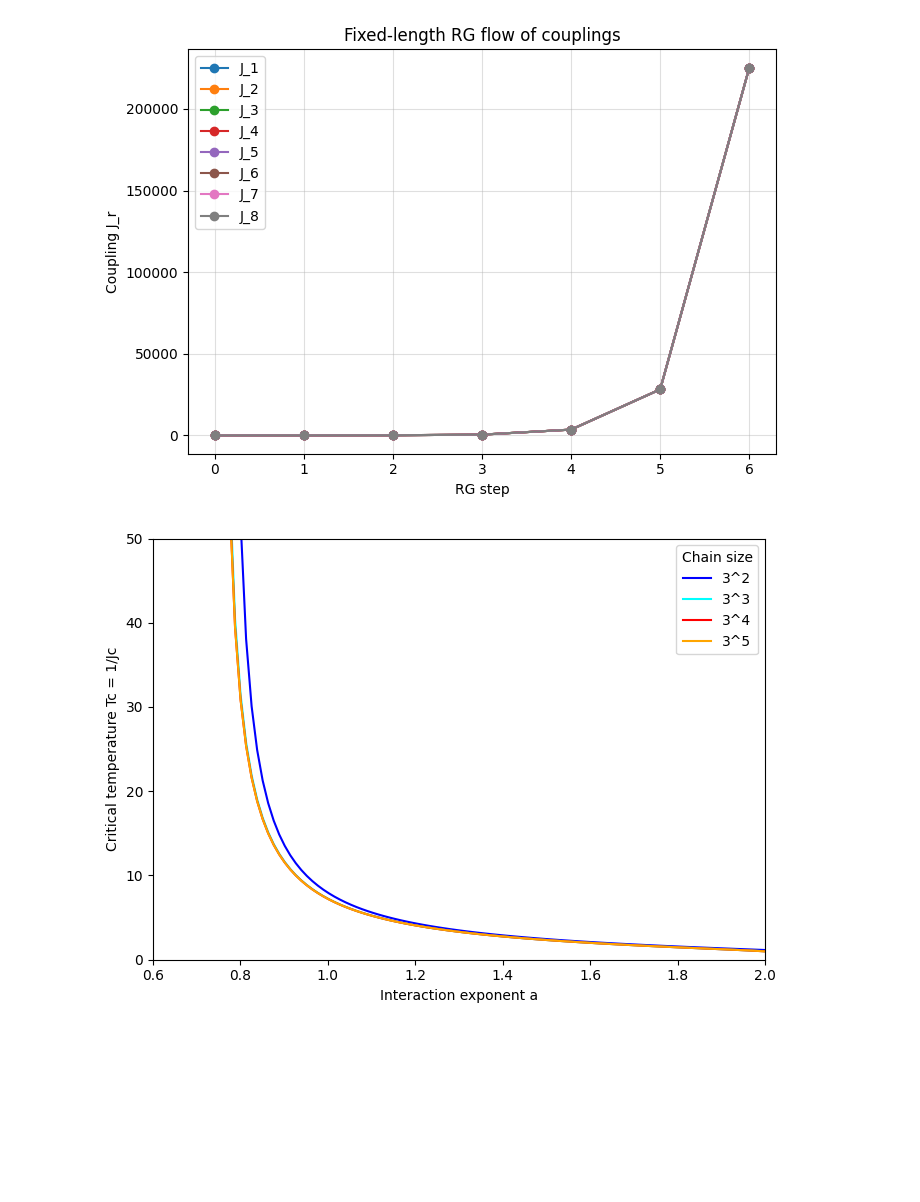
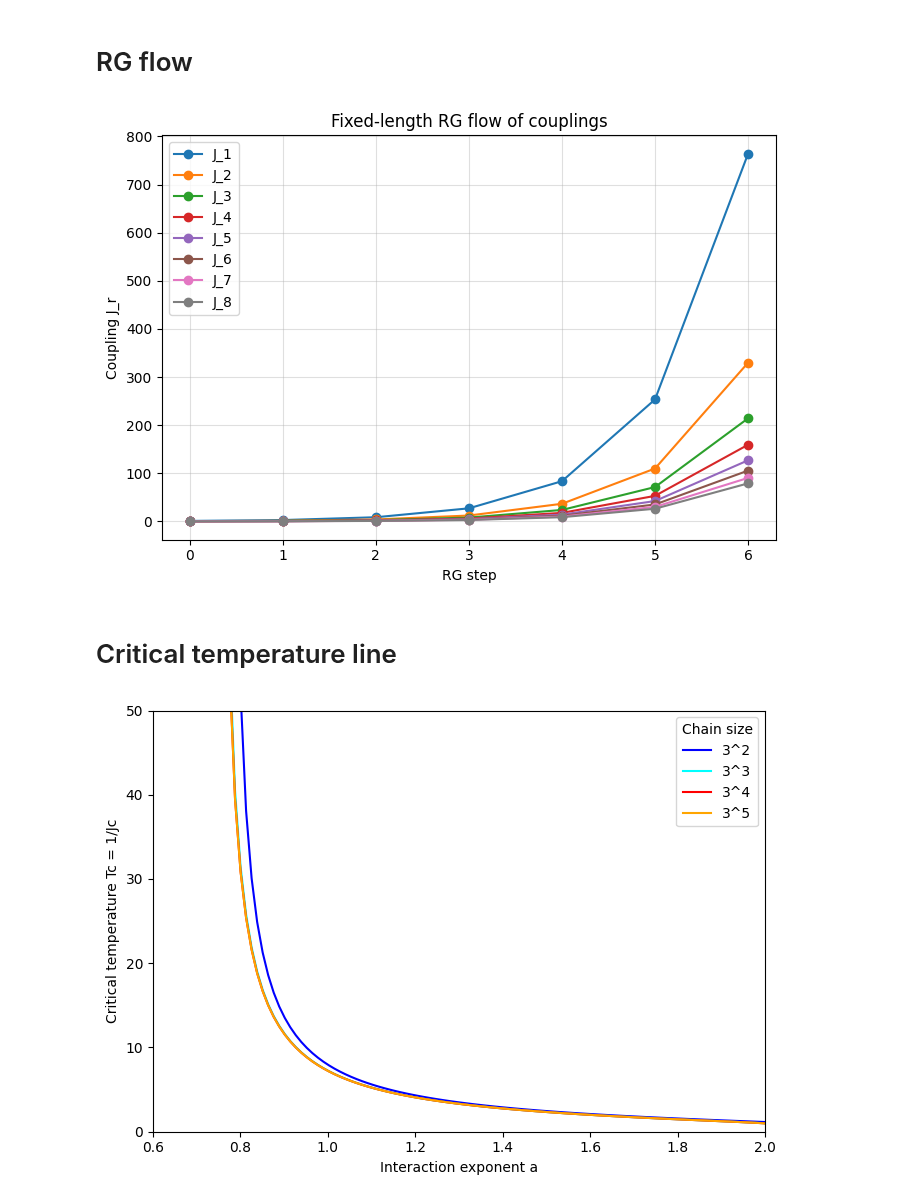
Before and after one commit to erbilcanartun/long-range-ising-chain, a Jupyter notebook: notebooks/fixed_chain_size_implementation.ipynb, the cells around one changed output. Saved outputs shown, nothing was run; the diff lists cells and outputs as text; code cells hidden in the pictures; blank space fills up the shorter version.

```diff
--- a/notebooks/fixed_chain_size_implementation.ipynb
+++ b/notebooks/fixed_chain_size_implementation.ipynb
@@ -73,9 +73,9 @@ def intracell_energies(spins, J):
 # ============================================================
 
 @njit(cache=True)
-def renormalized_coupling_for_r(r, J):
+def log_Rpp_Rpm(r, J):
     """
-    Compute renormalized coupling J'_r for two 3-spin blocks
+    Compute ln(R++) and ln(R+-) for two 3-spin blocks
     separated by r block units (so physical distance ~ 3r).
 
     Uses majority rule on each 3-spin block and sums over
@@ -145,7 +145,7 @@ def renormalized_coupling_for_r(r, J):
     log_R_pp = logsumexp(totals_pp)
     log_R_pm = logsumexp(totals_pm)
 
-    return 0.5 * (log_R_pp - log_R_pm)
+    return log_R_pp, log_R_pm
 
 
 # ============================================================
@@ -172,7 +172,8 @@ def rg_step_fixed(J, a):
 
     # Head: exact renormalization
     for r in range(1, r_max + 1):
-        J_new[r] = renormalized_coupling_for_r(r, J)
+        log_R_pp, log_R_pm = log_Rpp_Rpm(r, J)
+        J_new[r] = 0.5 * (log_R_pp - log_R_pm)
 
     # Tail: power-law continuation
     anchor = J_new[r_max]
@@ -431,17 +432,21 @@ def plot_Tc_vs_a(a_values, Jc_values):
     plt.grid(True, alpha=0.4)
     plt.tight_layout()
     plt.show()
+# %% [markdown]
+# RG flow
 # %%
-a = 0     # interaction exponent
+a = 1     # interaction exponent
 D = 60      # max distance in couplings
 n_steps = 6
 
 J0 = 1.0    # initial nearest-neighbor coupling
 
 flow = generate_rg_flow(J0, a, D, n_steps)
 plot_rg_flow(flow, distances_to_plot=[1, 2, 3, 4, 5, 6, 7, 8])
 # %% [output]
-[figure, old version]
+[figure, new version]
+# %% [markdown]
+# Critical temperature line
 # %%
 # Range of exponents
 a_values = np.linspace(0.75, 2.0, 100)
```
Also changed, not shown: parts of 6 cells of this notebook, 3 other files.
